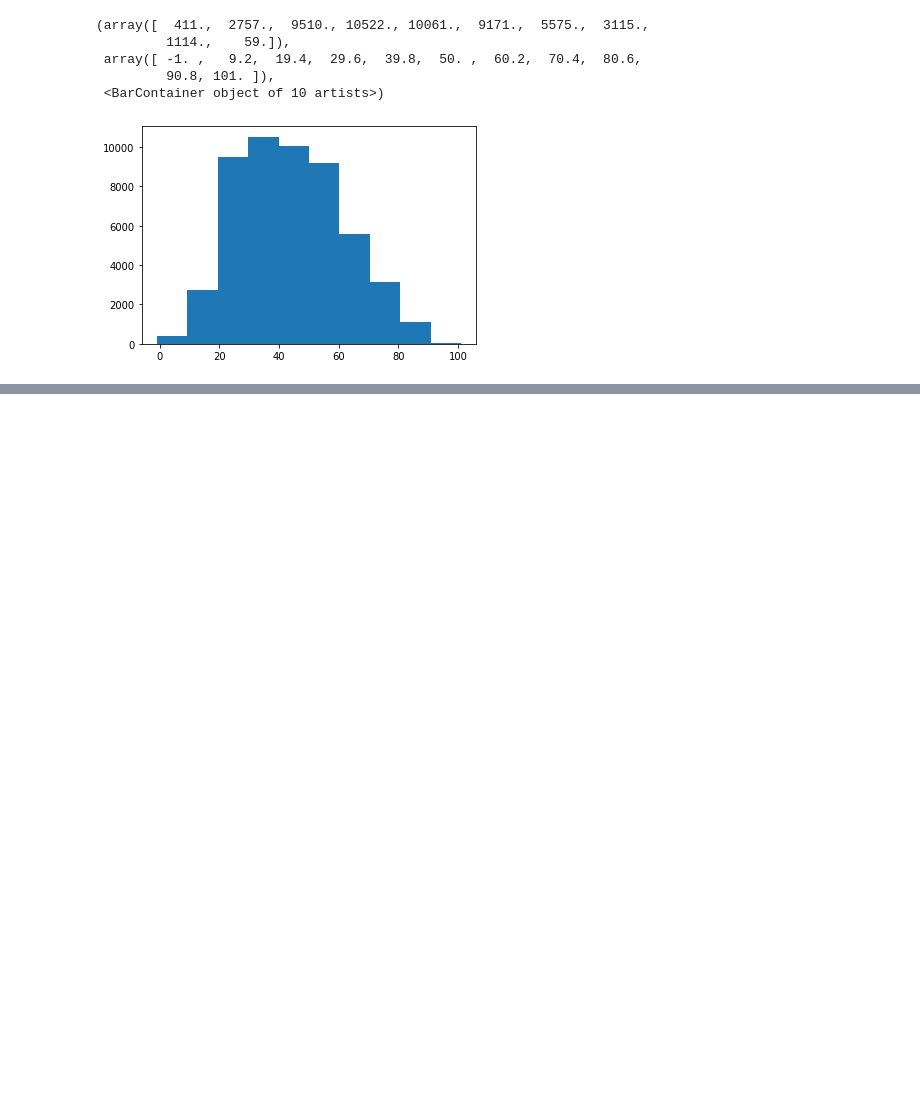
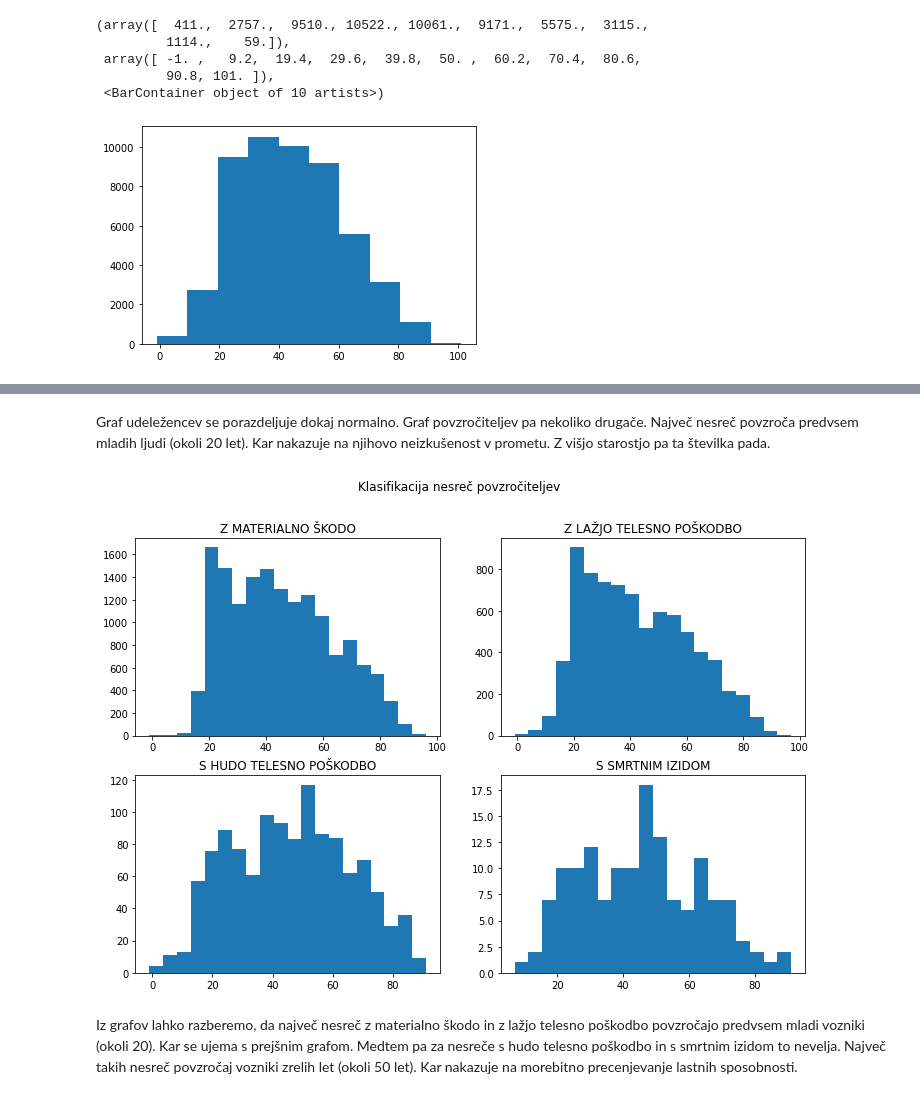
Before and after one commit to matej2000/PR21MV, a Jupyter notebook: main.ipynb, the cells around one changed output, grey strips where cells are left out. Saved outputs shown, nothing was run; the diff lists cells and outputs as text; code cells hidden in the pictures; blank space fills up the shorter version.

```diff
--- a/main.ipynb
+++ b/main.ipynb
@@ -198,0 +217,19 @@ Name: UraPN, dtype: object
+# %% [markdown]
+Graf udeležencev se porazdeljuje dokaj normalno. Graf povzročiteljev pa nekoliko drugače. Največ nesreč povzroča predvsem mladih ljudi (okoli 20 let). Kar nakazuje na njihovo neizkušenost v prometu. Z višjo starostjo pa ta številka pada.
+# %%
+fig, axs = plt.subplots(2,2)
+fig.suptitle('Klasifikacija nesreč povzročiteljev')
+fig.set_figwidth(12)
+fig.set_figheight(8)
+axs[0,0].hist(data[(data["Povzrocitelj"] == "POVZROÈITELJ") & (data["KlasifikacijaNesrece"] == "Z MATERIALNO ŠKODO")]["Starost"], bins=20)
+axs[0,0].title.set_text("Z MATERIALNO ŠKODO")
+axs[0,1].hist(data[(data["Povzrocitelj"] == "POVZROÈITELJ") & (data["KlasifikacijaNesrece"] == "Z LAŽJO TELESNO POŠKODBO")]["Starost"], bins=20)
+axs[0, 1].title.set_text("Z LAŽJO TELESNO POŠKODBO")
+axs[1,0].hist(data[(data["Povzrocitelj"] == "POVZROÈITELJ") & (data["KlasifikacijaNesrece"] == "S HUDO TELESNO POŠKODBO")]["Starost"], bins=20)
+axs[1,0].title.set_text("S HUDO TELESNO POŠKODBO")
+axs[1,1].hist(data[(data["Povzrocitelj"] == "POVZROÈITELJ") & (data["KlasifikacijaNesrece"] == "S SMRTNIM IZIDOM")]["Starost"], bins=20)
+axs[1,1].title.set_text("S SMRTNIM IZIDOM")
+# %% [output]
+[figure, added]
+# %% [markdown]
+Iz grafov lahko razberemo, da največ nesreč z materialno škodo in z lažjo telesno poškodbo povzročajo predvsem mladi vozniki (okoli 20). Kar se ujema s prejšnim grafom. Medtem pa za nesreče s hudo telesno poškodbo in s smrtnim izidom to nevelja. Največ takih nesreč povzročaj vozniki zrelih let (okoli 50 let). Kar nakazuje na morebitno precenjevanje lastnih sposobnosti.
```
Also changed, not shown: parts of 4 cells of this notebook.
